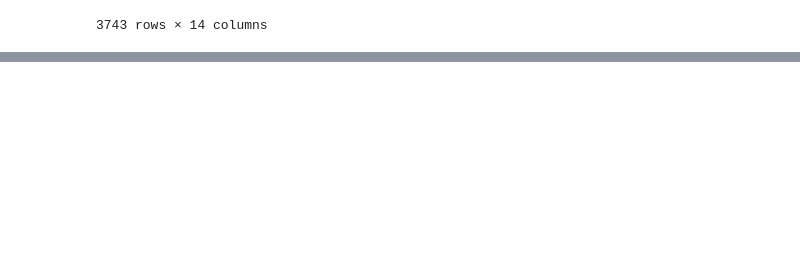
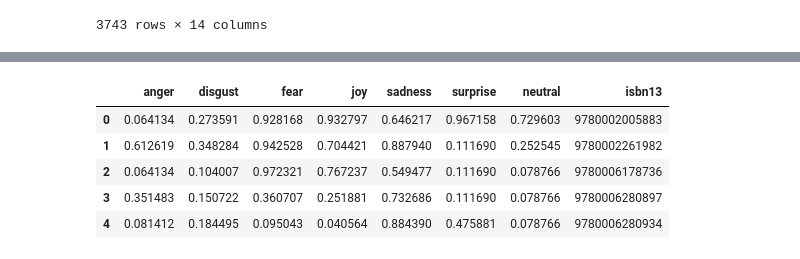
Before and after one commit to HamzaHassan9320/book-recommender-system, a Jupyter notebook: notebook/data_exploration.ipynb, the cells around one changed output, grey strips where cells are left out. Cells and saved outputs as stored; diff of their text form; code cells hidden in the pictures; blank space fills up the shorter version.

```diff
--- a/notebook/data_exploration.ipynb
+++ b/notebook/data_exploration.ipynb
@@ -410,0 +536,3 @@ Kernel Python: c:\Users\ASUS\anaconda3\envs\book-recommender\python.exe
+# %%
+sentences = books["description"][0].split(".")
+predictions = classifier(sentences)
@@ -410,0 +549,36 @@ Kernel Python: c:\Users\ASUS\anaconda3\envs\book-recommender\python.exe
+# %%
+emotion_labels = ["anger", "disgust", "fear", "joy", "sadness", "surprise", "neutral"]
+isbn= []
+emotion_scores= {label:[] for label in emotion_labels}
+
+def calculate_max_emotion_scores(predictions):
+    per_emotion_scores = {label: [] for label in emotion_labels}
+    for prediction in predictions:
+        sorted_predictions = sorted(prediction, key=lambda x: x["label"])
+        for index, label in enumerate(emotion_labels):
+            per_emotion_scores[label].append(sorted_predictions[index]["score"])
+    return {label: np.max(scores) for label, scores in per_emotion_scores.items()}
+# %%
+emotion_labels = ["anger", "disgust", "fear", "joy", "sadness", "surprise", "neutral"]
+isbn= []
+emotion_scores= {label:[] for label in emotion_labels}
+
+for i in tqdm(range(len(books))):
+    isbn.append(books["isbn13"][i])
+    sentences = books["description"][i].split(".")
+    predictions = classifier(sentences)
+    max_scores = calculate_max_emotion_scores(predictions)
+    for label in emotion_labels:
+        emotion_scores[label].append(max_scores[label])
+# %%
+emotions_df = pd.DataFrame(emotion_scores)
+emotions_df["isbn13"] = isbn
+# %%
+emotions_df.head()
+# %% [output]
+|  | anger | disgust | fear | joy | sadness | surprise | neutral | isbn13 |
+| 0 | 0.064134 | 0.273591 | 0.928168 | 0.932797 | 0.646217 | 0.967158 | 0.729603 | 9780002005883 |
+| 1 | 0.612619 | 0.348284 | 0.942528 | 0.704421 | 0.887940 | 0.111690 | 0.252545 | 9780002261982 |
+| 2 | 0.064134 | 0.104007 | 0.972321 | 0.767237 | 0.549477 | 0.111690 | 0.078766 | 9780006178736 |
+| 3 | 0.351483 | 0.150722 | 0.360707 | 0.251881 | 0.732686 | 0.111690 | 0.078766 | 9780006280897 |
+| 4 | 0.081412 | 0.184495 | 0.095043 | 0.040564 | 0.884390 | 0.475881 | 0.078766 | 9780006280934 |
```
Also changed, not shown: parts of 28 cells of this notebook, 4 other files.
